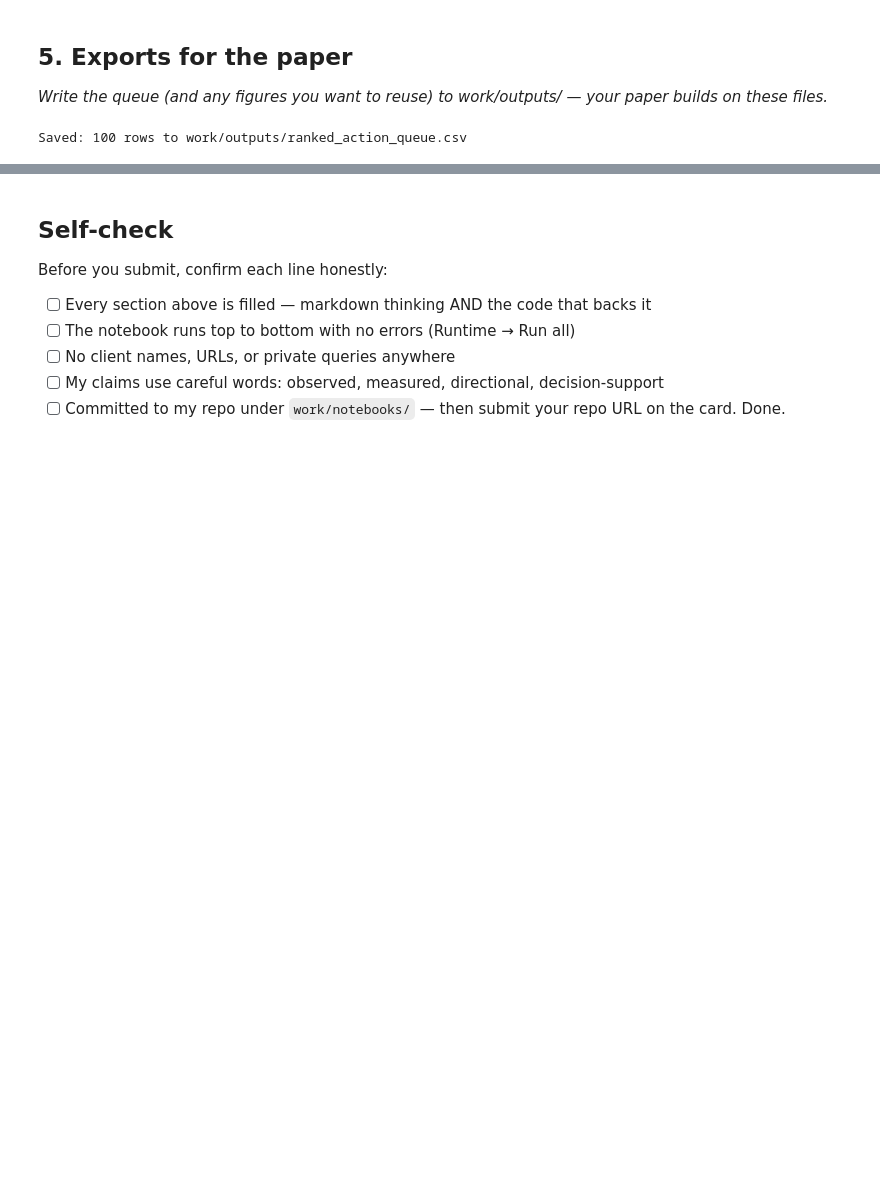
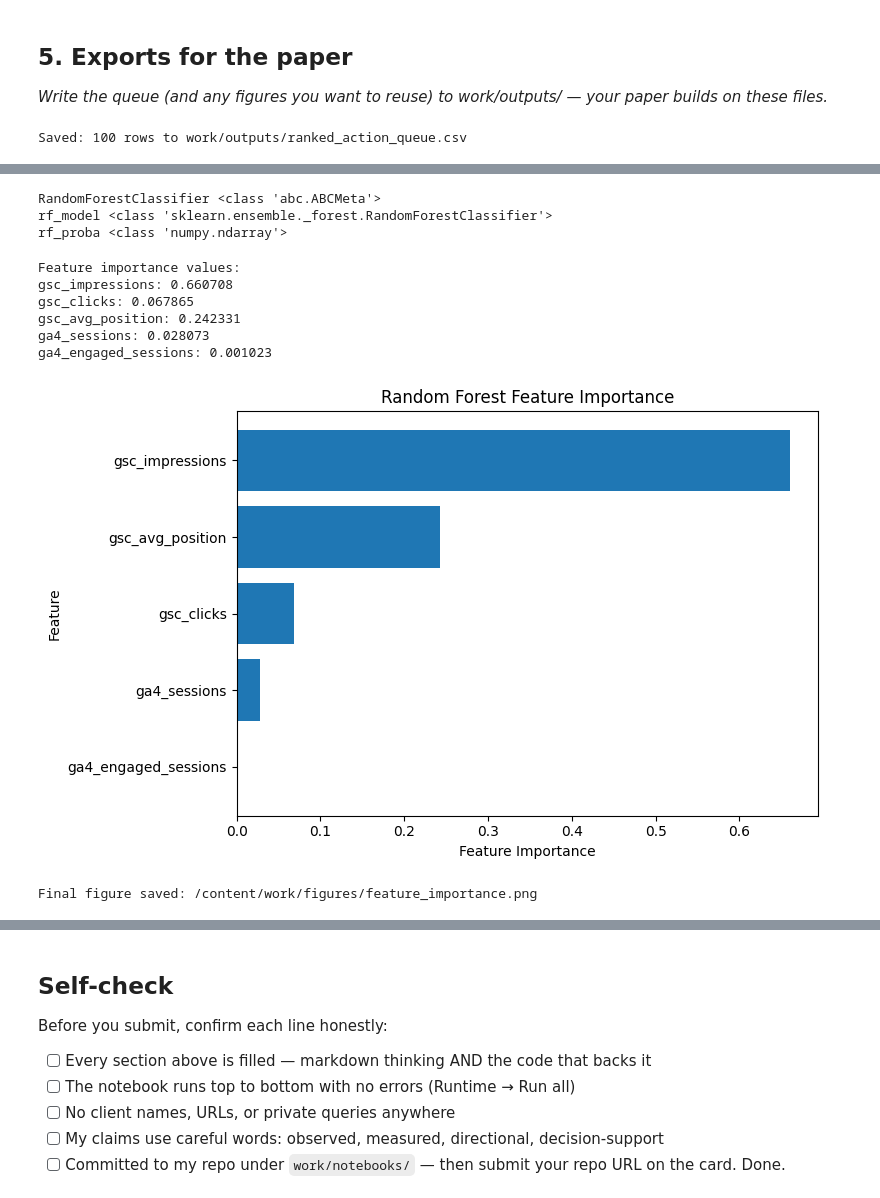
Before and after one commit to aleezafatima-21/Aleeza-flyrank-ml-internship, a Jupyter notebook: work/notebooks/w07_action_playbook.ipynb, the cells around one changed output, grey strips where cells are left out. Cells and saved outputs as stored; diff of their text form; code cells hidden in the pictures; blank space fills up the shorter version.

```diff
--- a/work/notebooks/w07_action_playbook.ipynb
+++ b/work/notebooks/w07_action_playbook.ipynb
@@ -223,0 +251,68 @@ Saved: 100 rows to work/outputs/ranked_action_queue.csv
+# %%
+# Show Random Forest-related variables safely
+for name, value in list(globals().items()):
+    if "rf" in name.lower() or "random" in name.lower() or "forest" in name.lower():
+        print(name, type(value))
+# %% [output]
+RandomForestClassifier <class 'abc.ABCMeta'>
+rf_model <class 'sklearn.ensemble._forest.RandomForestClassifier'>
+rf_proba <class 'numpy.ndarray'>
+# %%
+# Get the exact feature importances from the trained Random Forest
+import pandas as pd
+
+print("Feature importance values:")
+
+for feature, importance in zip(
+    X_train.columns,
+    rf_model.feature_importances_
+):
+    print(f"{feature}: {importance:.6f}")
+# %% [output]
+Feature importance values:
+gsc_impressions: 0.660708
+gsc_clicks: 0.067865
+gsc_avg_position: 0.242331
+ga4_sessions: 0.028073
+ga4_engaged_sessions: 0.001023
+# %%
+import os
+import matplotlib.pyplot as plt
+
+# Exact feature importances from the final Random Forest model
+features = [
+    "gsc_impressions",
+    "gsc_avg_position",
+    "gsc_clicks",
+    "ga4_sessions",
+    "ga4_engaged_sessions"
+]
+
+importances = [
+    0.660708,
+    0.242331,
+    0.067865,
+    0.028073,
+    0.001023
+]
+
+# Make sure the output directory exists
+os.makedirs("/content/work/figures", exist_ok=True)
+
+# Create the figure
+plt.figure(figsize=(8, 5))
+plt.barh(features[::-1], importances[::-1])
+plt.xlabel("Feature Importance")
+plt.ylabel("Feature")
+plt.title("Random Forest Feature Importance")
+plt.tight_layout()
+
+# Save the final figure
+output_path = "/content/work/figures/feature_importance.png"
+plt.savefig(output_path, dpi=300, bbox_inches="tight")
+plt.show()
+
+print("Final figure saved:", output_path)
+# %% [output]
+[figure, added]
+Final figure saved: /content/work/figures/feature_importance.png
```
Also changed, not shown: parts of 19 cells of this notebook.
